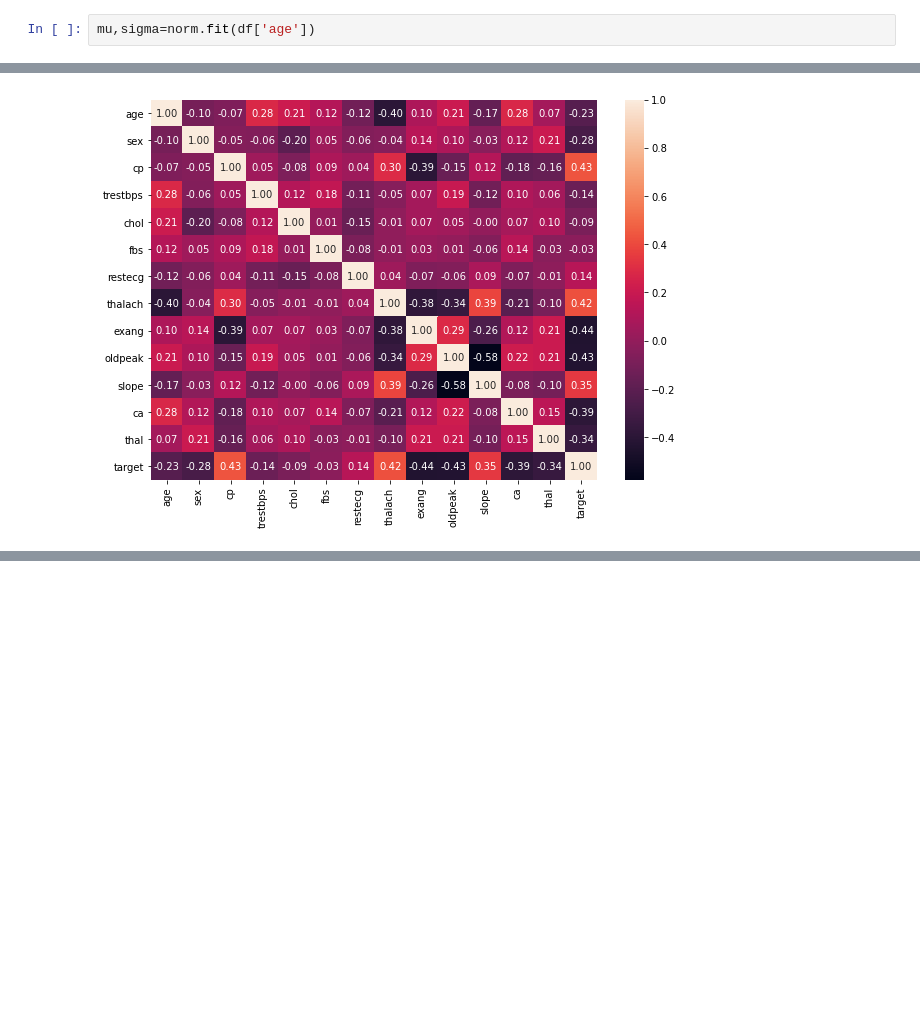
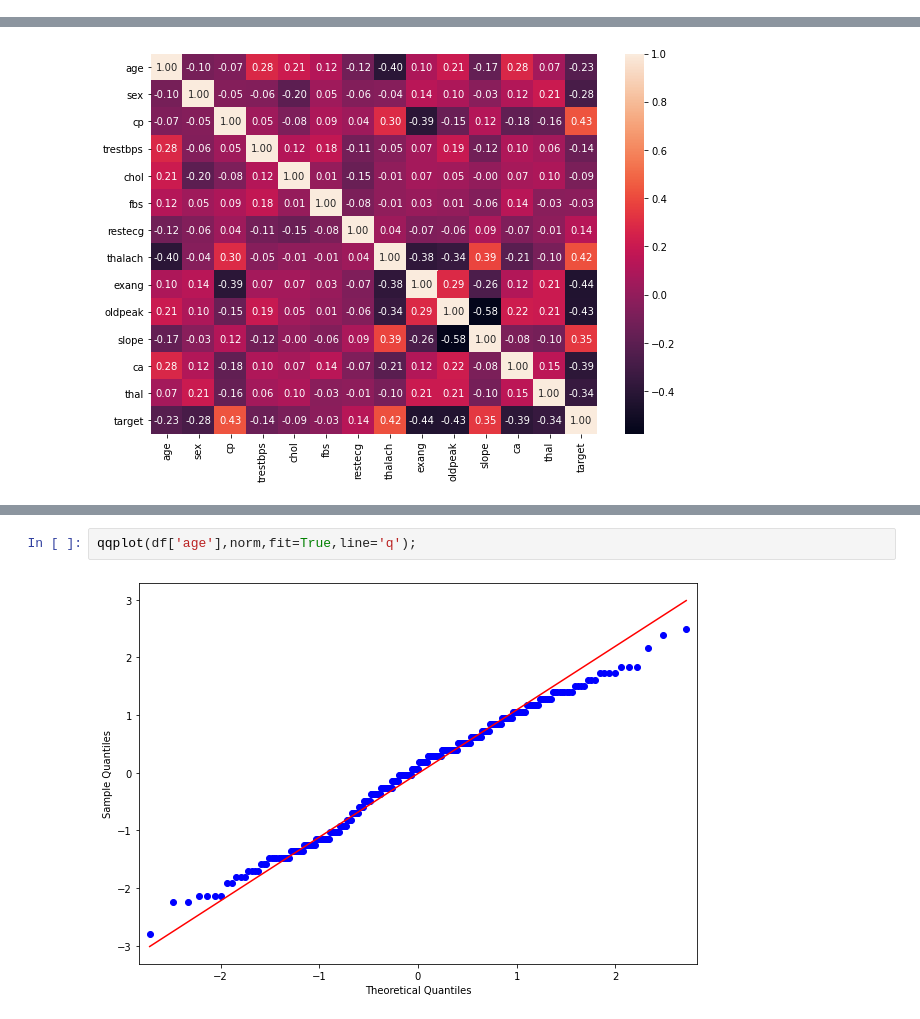
Before and after one commit to kingablgh/stats-hw, a Jupyter notebook: Adatelemzés.ipynb, the cells around one changed output, grey strips where cells are left out. Drawn from its saved outputs; the diff is of its cells as text; blank space fills up the shorter version.

```diff
--- a/Adatelemzés.ipynb
+++ b/Adatelemzés.ipynb
@@ -138,2 +154,0 @@ A grafikon alapján az életkor adatok akár Gauss eloszlást is követhet. Ille
-# %%
-mu,sigma=norm.fit(df['age'])
@@ -204,0 +183,4 @@ Vizsgáljuk a  `target` oszlop korrelációját a többi változóval. A korrel
+# %%
+qqplot(df['age'],norm,fit=True,line='q');
+# %% [output]
+[figure, added]
```
Also changed, not shown: parts of 64 cells of this notebook.
